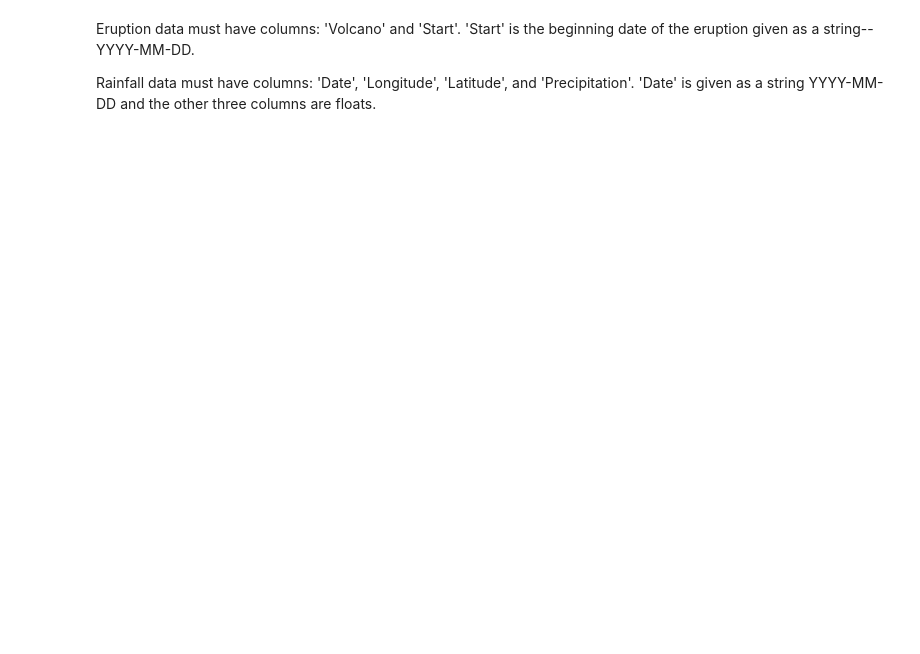
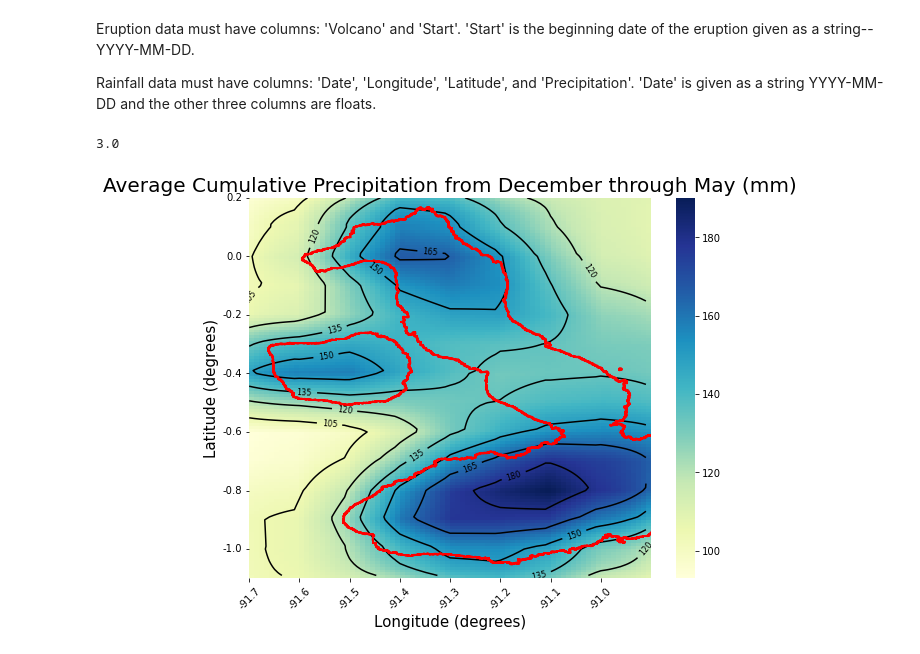
Before and after one commit to geodesymiami/precip-notebooks, a Jupyter notebook: day_average_plots.ipynb, the cells around one changed output. Saved outputs shown, nothing was run; the diff lists cells and outputs as text; code cells hidden in the pictures; blank space fills up the shorter version.

```diff
--- a/day_average_plots.ipynb
+++ b/day_average_plots.ipynb
@@ -15,6 +15,7 @@ folder_path = os.environ.get(folder_env_variable, default_folder_path)
 # Import tables
 volcanic_events = pd.read_csv(os.path.join(folder_path, "eruptions_galapagos3.csv"))
 rainfall = pd.read_csv(os.path.join(folder_path, "cleaned_precip_galap.csv"))
+full_rain = pd.read_csv(os.path.join(folder_path, "rain_by_day.csv"))
 
 bellavista = pd.read_csv(os.path.join(folder_path, "climate_bellavista.csv"))
 ayora = pd.read_csv(os.path.join(folder_path, "climate_puerto-ayora.csv"))
@@ -57,6 +58,14 @@ if strengths != None:
                 first = max(i[0], start)
                 last = min(i[1], end)
                 elninos[j].append([date_to_decimal_year(first), date_to_decimal_year(last)])
+# %%
+((-90.95 + 91.65)*10) //2
+# %% [output]
+3.0
+# %%
+spatial_heat_map(full_rain, 'wet', -91.65, -90.95, -1.05, .15, granular=10)
+# %% [output]
+[figure, added]
 # %%
 rain = volcano_rain_frame(rainfall, sites_dict, 'Fernandina', 90)
 average_daily(rain, 'Fernandina')
```
Also changed, not shown: parts of 6 cells of this notebook, 14 other files.
